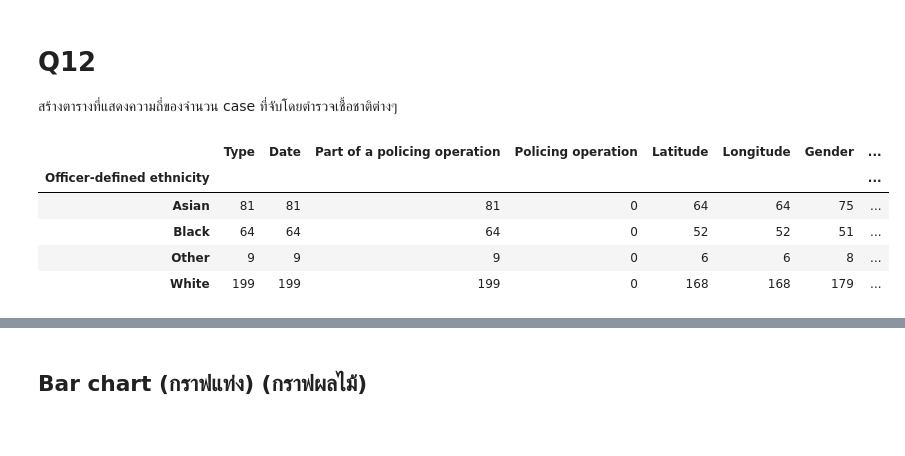
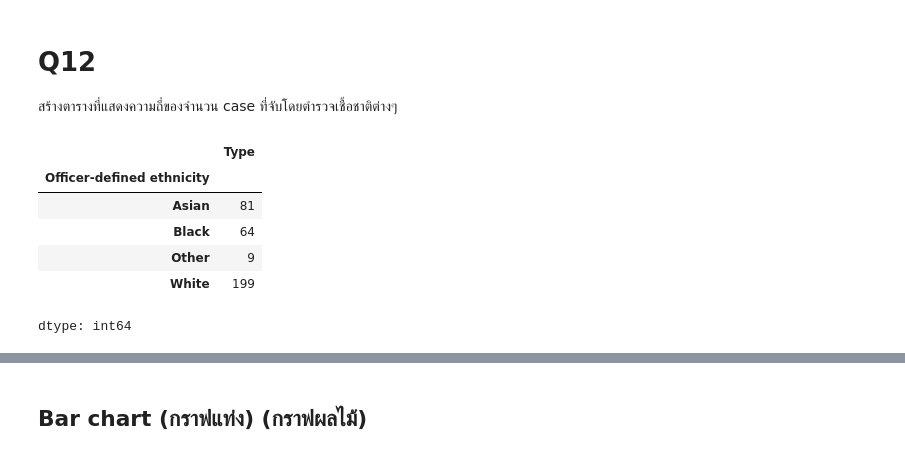
Before and after one commit to Thanyarat281-6/dataviz2025, a Jupyter notebook: Visualize_Data_Comparison_2025.ipynb, the cells around one changed output, grey strips where cells are left out. Drawn from its saved outputs; the diff is of its cells as text; code cells hidden in the pictures.

```diff
--- a/Visualize_Data_Comparison_2025.ipynb
+++ b/Visualize_Data_Comparison_2025.ipynb
@@ -30,11 +32,13 @@ data.head()
 # Q12
 สร้างตารางที่แสดงความถี่ของจำนวน case ที่จับโดยตำรวจเชื้อชาติต่างๆ
 # %%
-data.groupby('Officer-defined ethnicity').count()
+compared_police_eth = data.groupby('Officer-defined ethnicity')['Type'].count()
+compared_police_eth
 # %% [output]
-|  | Type | Date | Part of a policing operation | Policing operation | Latitude | Longitude | Gender | ... |
-| Officer-defined ethnicity |  |  |  |  |  |  |  | ... |
-| Asian | 81 | 81 | 81 | 0 | 64 | 64 | 75 | ... |
-| Black | 64 | 64 | 64 | 0 | 52 | 52 | 51 | ... |
-| Other | 9 | 9 | 9 | 0 | 6 | 6 | 8 | ... |
-| White | 199 | 199 | 199 | 0 | 168 | 168 | 179 | ... |
+|  | Type |
+| Officer-defined ethnicity |  |
+| Asian | 81 |
+| Black | 64 |
+| Other | 9 |
+| White | 199 |
+dtype: int64
```
Also changed, not shown: parts of 22 cells of this notebook.
